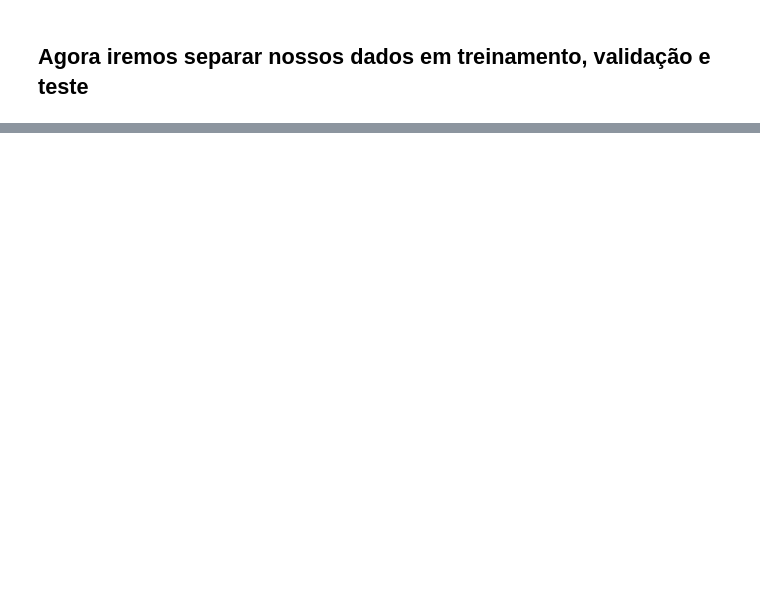
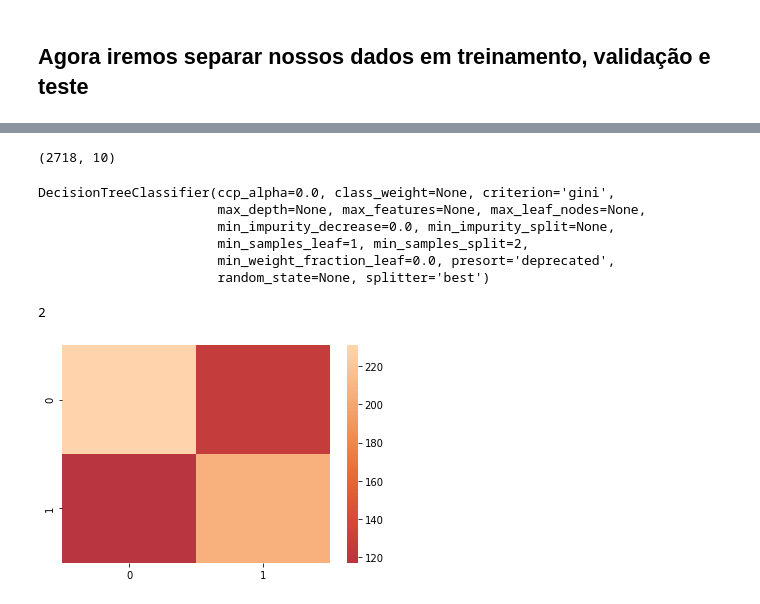
Before and after one commit to danielcti/data-science-project, a Jupyter notebook: dataVisualizationNetflixp2.ipynb, the cells around one changed output, grey strips where cells are left out. Cells and saved outputs as stored; diff of their text form; code cells hidden in the pictures; blank space fills up the shorter version.

```diff
--- a/dataVisualizationNetflixp2.ipynb
+++ b/dataVisualizationNetflixp2.ipynb
@@ -1095,5 +1100,16 @@ filmedfcl = filmedf.drop(['averageRating', 'cast', 'listed_in', 'description'],
+# %%
+
+filmedfcl['main_country']=filmedfcl['main_country'].cat.codes
+filmedfcl['director']=filmedfcl['director'].cat.codes
+filmedfcl['type']=filmedfcl['type'].cat.codes
+filmedfcl['title']=filmedfcl['title'].cat.codes
+filmedfcl['rating']=filmedfcl['rating'].cat.codes
+filmedfcl['main_gender']=filmedfcl['main_gender'].cat.codes
 # %% [markdown]
 ## Agora iremos separar nossos dados em treinamento, validação e teste
 # %%
 from sklearn.model_selection import train_test_split, cross_val_score, cross_val_predict, cross_validate, StratifiedKFold
 from sklearn.metrics import accuracy_score, precision_score, recall_score, f1_score, roc_curve, auc, confusion_matrix
+# %%
+X = filmedfcl.drop(['average_dist', 'pp_desc'], axis=1)
+y = filmedfcl['average_dist']
@@ -1099,0 +1135,39 @@ from sklearn.metrics import accuracy_score, precision_score, recall_score, f1_sc
+# %%
+X_train, X_test, y_train, y_test = train_test_split(X, y, random_state=1)
+# %%
+X.shape
+# %% [output]
+(2718, 10)
+# %%
+tree = DecisionTreeClassifier()
+tree.fit(X_train, y_train)
+# %% [output]
+DecisionTreeClassifier(ccp_alpha=0.0, class_weight=None, criterion='gini',
+                       max_depth=None, max_features=None, max_leaf_nodes=None,
+                       min_impurity_decrease=0.0, min_impurity_split=None,
+                       min_samples_leaf=1, min_samples_split=2,
+                       min_weight_fraction_leaf=0.0, presort='deprecated',
+                       random_state=None, splitter='best')
+# %%
+from sklearn.tree import export_graphviz
+target_names = np.unique(y)
+columns = X_train.columns
+# Creates dot file named tree.dot
+export_graphviz(
+            tree,
+            out_file =  "tree_titanic.dot",
+            feature_names = list(X.columns))
+
+from subprocess import call
+
+call(['dot', '-T', 'png', 'Movies.dot', '-o', 'tree_movies.png'])
+# %% [output]
+2
+# %%
+predicted = tree.predict(X_test)
+
+cm = confusion_matrix(y_test, predicted)
+sns.heatmap(cm, center=True)
+plt.show()
+# %% [output]
+[figure, added]
```
Also changed, not shown: parts of 19 cells of this notebook.
